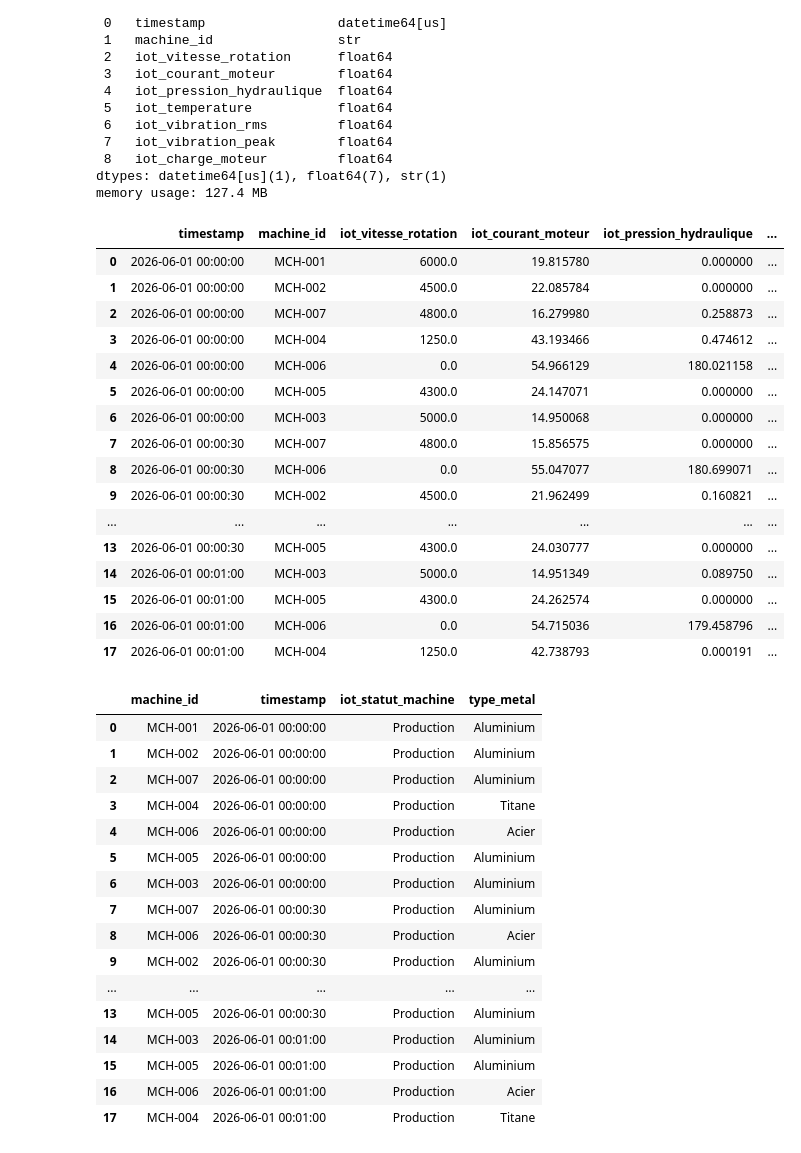
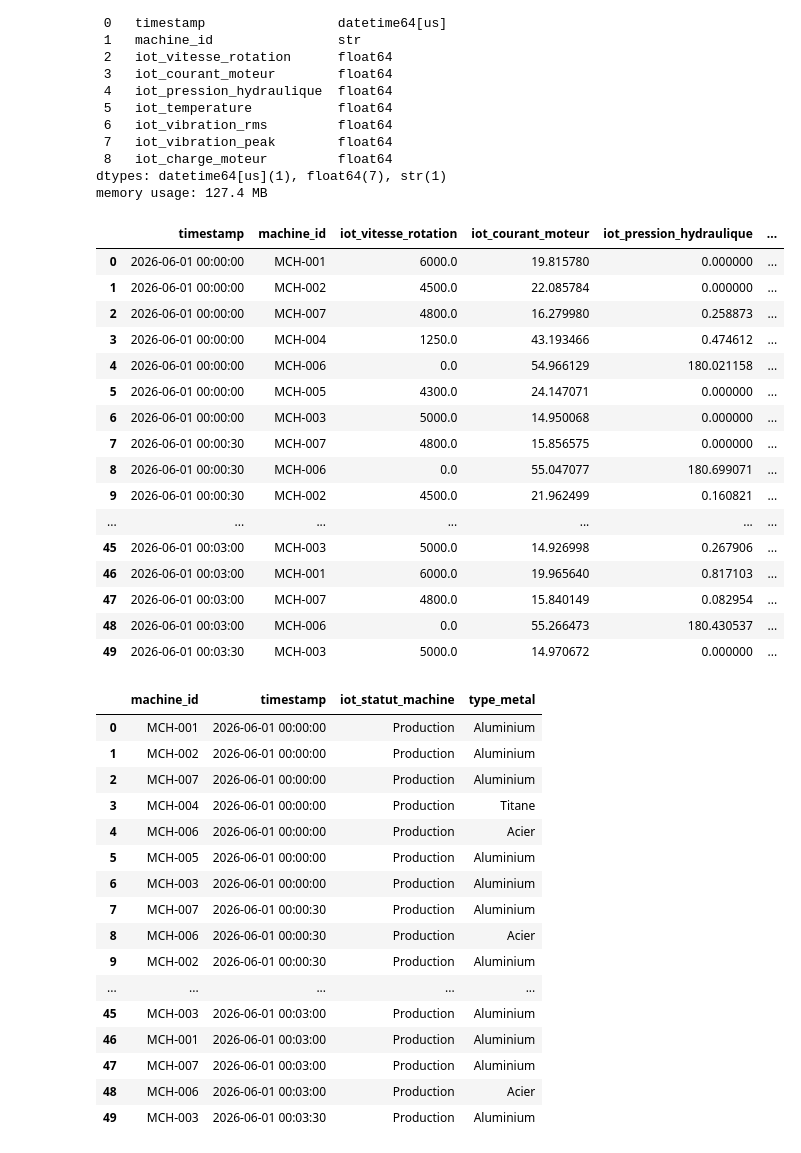
Before and after one commit to lhuissier4/send_datas_mqtt, a Jupyter notebook: silver/generate_clean_data.ipynb, the cells around one changed output. Cells and saved outputs as stored; diff of their text form; code cells hidden in the pictures.

```diff
--- a/silver/generate_clean_data.ipynb
+++ b/silver/generate_clean_data.ipynb
@@ -93,27 +92,27 @@ df_clean_plc = (
 )
 # %%
 pd.set_option("display.max_colwidth", None)
-df_clean_iot.head(18)
+df_clean_iot.head(50)
 # %% [output]
 |  | timestamp | machine_id | iot_vitesse_rotation | iot_courant_moteur | iot_pression_hydraulique | ... |
 | 0 | 2026-06-01 00:00:00 | MCH-001 | 6000.0 | 19.815780 | 0.000000 | ... |
 | 1 | 2026-06-01 00:00:00 | MCH-002 | 4500.0 | 22.085784 | 0.000000 | ... |
 | 2 | 2026-06-01 00:00:00 | MCH-007 | 4800.0 | 16.279980 | 0.258873 | ... |
 | 3 | 2026-06-01 00:00:00 | MCH-004 | 1250.0 | 43.193466 | 0.474612 | ... |
 | 4 | 2026-06-01 00:00:00 | MCH-006 | 0.0 | 54.966129 | 180.021158 | ... |
 | 5 | 2026-06-01 00:00:00 | MCH-005 | 4300.0 | 24.147071 | 0.000000 | ... |
 | 6 | 2026-06-01 00:00:00 | MCH-003 | 5000.0 | 14.950068 | 0.000000 | ... |
 | 7 | 2026-06-01 00:00:30 | MCH-007 | 4800.0 | 15.856575 | 0.000000 | ... |
 | 8 | 2026-06-01 00:00:30 | MCH-006 | 0.0 | 55.047077 | 180.699071 | ... |
 | 9 | 2026-06-01 00:00:30 | MCH-002 | 4500.0 | 21.962499 | 0.160821 | ... |
 | ... | ... | ... | ... | ... | ... | ... |
-| 13 | 2026-06-01 00:00:30 | MCH-005 | 4300.0 | 24.030777 | 0.000000 | ... |
-| 14 | 2026-06-01 00:01:00 | MCH-003 | 5000.0 | 14.951349 | 0.089750 | ... |
-| 15 | 2026-06-01 00:01:00 | MCH-005 | 4300.0 | 24.262574 | 0.000000 | ... |
-| 16 | 2026-06-01 00:01:00 | MCH-006 | 0.0 | 54.715036 | 179.458796 | ... |
-| 17 | 2026-06-01 00:01:00 | MCH-004 | 1250.0 | 42.738793 | 0.000191 | ... |
+| 45 | 2026-06-01 00:03:00 | MCH-003 | 5000.0 | 14.926998 | 0.267906 | ... |
+| 46 | 2026-06-01 00:03:00 | MCH-001 | 6000.0 | 19.965640 | 0.817103 | ... |
+| 47 | 2026-06-01 00:03:00 | MCH-007 | 4800.0 | 15.840149 | 0.082954 | ... |
+| 48 | 2026-06-01 00:03:00 | MCH-006 | 0.0 | 55.266473 | 180.430537 | ... |
+| 49 | 2026-06-01 00:03:30 | MCH-003 | 5000.0 | 14.970672 | 0.000000 | ... |
 # %%
-df_clean_plc.head(18)  # TODO: mettre un numéro à iot_statut_machine
+df_clean_plc.head(50)  # TODO: mettre un numéro à iot_statut_machine
 # %% [output]
 |  | machine_id | timestamp | iot_statut_machine | type_metal |
 | 0 | MCH-001 | 2026-06-01 00:00:00 | Production | Aluminium |
@@ -127,11 +126,11 @@ df_clean_plc.head(18)  # TODO: mettre un numéro à iot_statut_machine
 | 8 | MCH-006 | 2026-06-01 00:00:30 | Production | Acier |
 | 9 | MCH-002 | 2026-06-01 00:00:30 | Production | Aluminium |
 | ... | ... | ... | ... | ... |
-| 13 | MCH-005 | 2026-06-01 00:00:30 | Production | Aluminium |
-| 14 | MCH-003 | 2026-06-01 00:01:00 | Production | Aluminium |
-| 15 | MCH-005 | 2026-06-01 00:01:00 | Production | Aluminium |
-| 16 | MCH-006 | 2026-06-01 00:01:00 | Production | Acier |
-| 17 | MCH-004 | 2026-06-01 00:01:00 | Production | Titane |
+| 45 | MCH-003 | 2026-06-01 00:03:00 | Production | Aluminium |
+| 46 | MCH-001 | 2026-06-01 00:03:00 | Production | Aluminium |
+| 47 | MCH-007 | 2026-06-01 00:03:00 | Production | Aluminium |
+| 48 | MCH-006 | 2026-06-01 00:03:00 | Production | Acier |
+| 49 | MCH-003 | 2026-06-01 00:03:30 | Production | Aluminium |
 # %%
 df_clean_iot.to_csv(f"./dataset_iot.csv", index=False, encoding='utf-8')
 df_clean_plc.to_csv(f"./dataset_plc.csv", index=False, encoding='utf-8')
```
Also changed, not shown: parts of 1 cell of this notebook, 1 other file.
